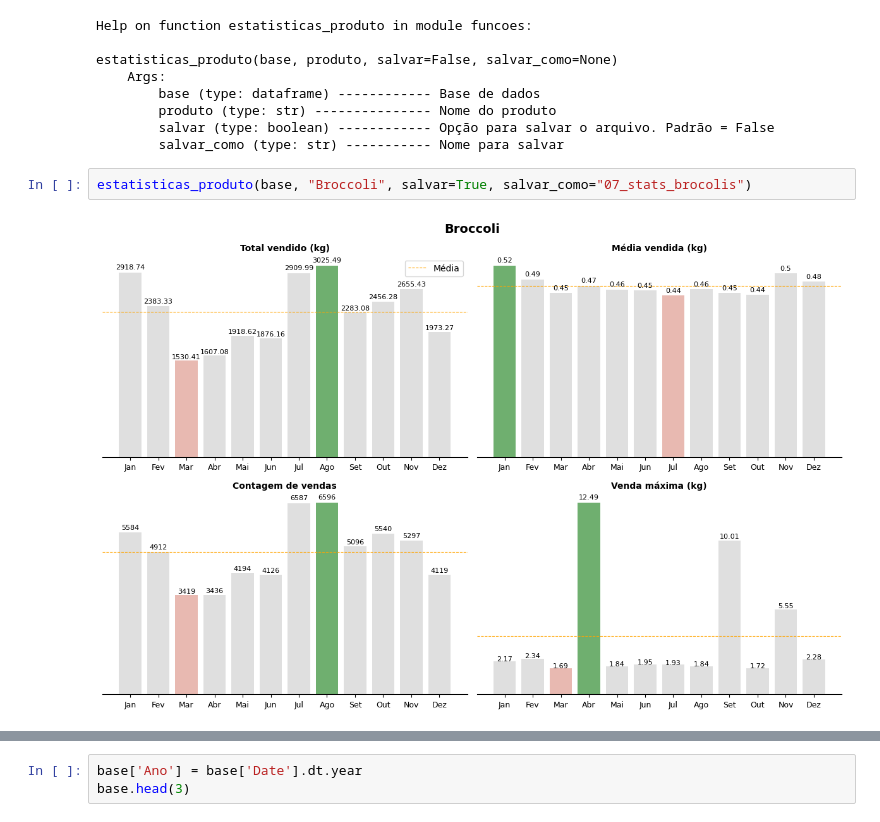
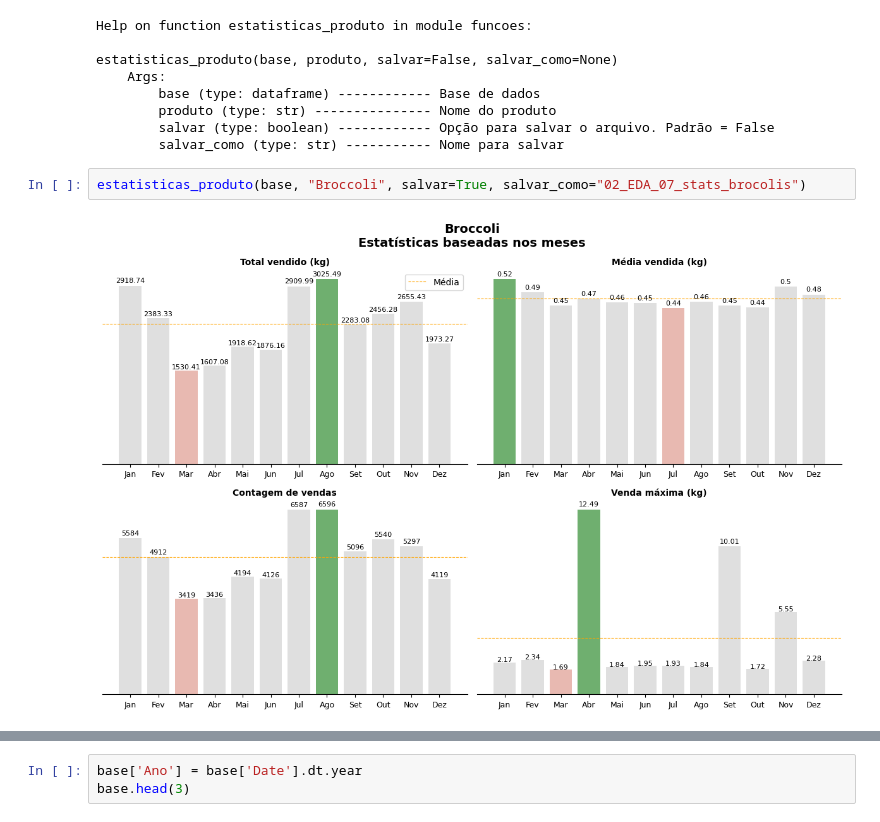
Before and after one commit to Thicon/Vendas-de-Vegetais, a Jupyter notebook: notebooks/EDA 02 - Análise de vendas.ipynb, the cells around one changed output, grey strips where cells are left out. Saved outputs shown, nothing was run; the diff lists cells and outputs as text.

Commit message:
Atualizações e novas imagens

```diff
--- a/notebooks/EDA 02 - Análise de vendas.ipynb
+++ b/notebooks/EDA 02 - Análise de vendas.ipynb
@@ -393,7 +393,7 @@ estatisticas_produto(base, produto, salvar=False, salvar_como=None)
         salvar (type: boolean) ------------ Opção para salvar o arquivo. Padrão = False
         salvar_como (type: str) ----------- Nome para salvar
 # %%
-estatisticas_produto(base, "Broccoli", salvar=True, salvar_como="07_stats_brocolis")
+estatisticas_produto(base, "Broccoli", salvar=True, salvar_como="02_EDA_07_stats_brocolis")
 # %% [output]
-[figure, old version]
+[figure, new version]
 # %%
```
Also changed, not shown: parts of 8 cells of this notebook, 5 other files.
